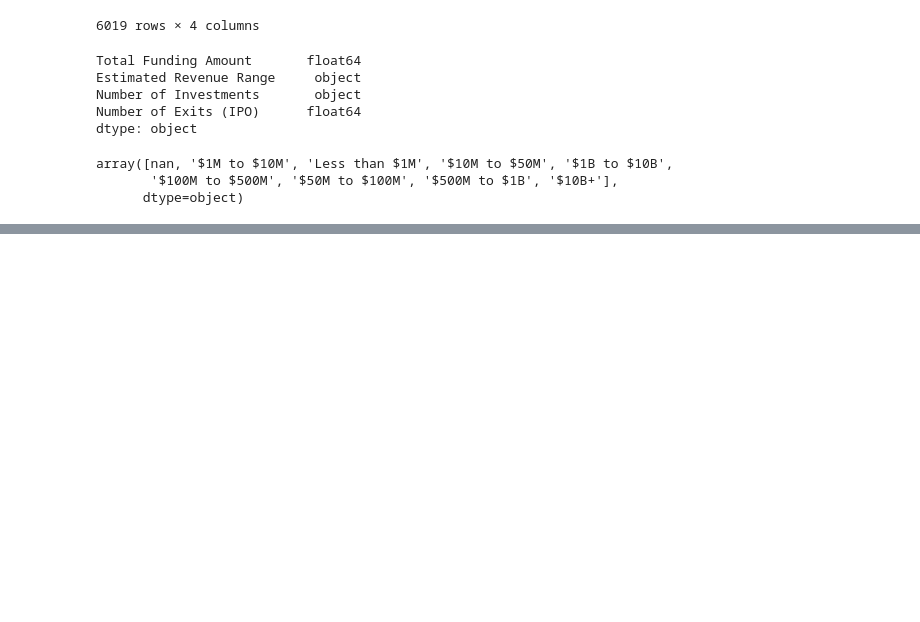
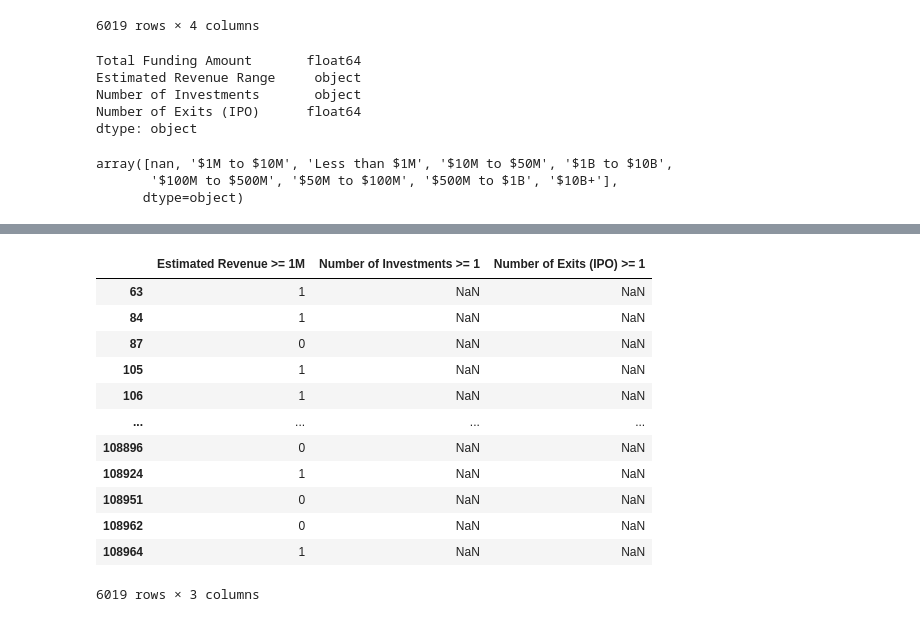
Before and after one commit to ShermeenV/Gender-Bias-in-Venture-Capital-Funding, a Jupyter notebook: Gender Bias VC Funding - Cleaning and Modeling.ipynb, the cells around one changed output, grey strips where cells are left out. Saved outputs shown, nothing was run; the diff lists cells and outputs as text; code cells hidden in the pictures; blank space fills up the shorter version.

```diff
--- a/Gender Bias VC Funding - Cleaning and Modeling.ipynb
+++ b/Gender Bias VC Funding - Cleaning and Modeling.ipynb
@@ -106,0 +169,22 @@ array([nan, '$1M to $10M', 'Less than $1M', '$10M to $50M', '$1B to $10B',
+# %%
+## assign Total Funding Amount as the target variable and divide the data set into
+## target and input variables
+
+target = df_women['Total Funding Amount']
+df_women_inputs = df_women.drop('Total Funding Amount',axis='columns')
+
+df_women_inputs
+# %% [output]
+|  | Estimated Revenue >= 1M | Number of Investments >= 1 | Number of Exits (IPO) >= 1 |
+| 63 | 1 | NaN | NaN |
+| 84 | 1 | NaN | NaN |
+| 87 | 0 | NaN | NaN |
+| 105 | 1 | NaN | NaN |
+| 106 | 1 | NaN | NaN |
+| ... | ... | ... | ... |
+| 108896 | 0 | NaN | NaN |
+| 108924 | 1 | NaN | NaN |
+| 108951 | 0 | NaN | NaN |
+| 108962 | 0 | NaN | NaN |
+| 108964 | 1 | NaN | NaN |
+6019 rows × 3 columns
```
Also changed, not shown: parts of 4 cells of this notebook.
